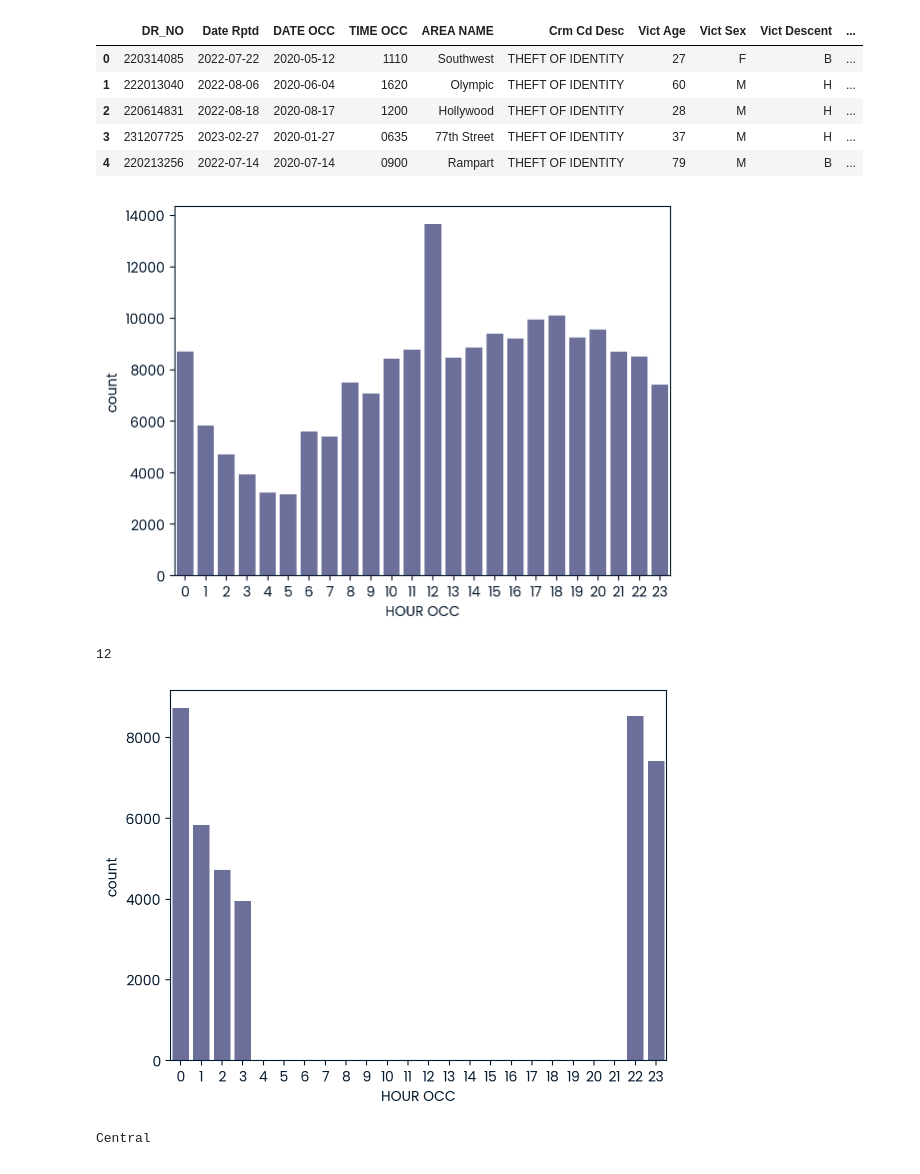
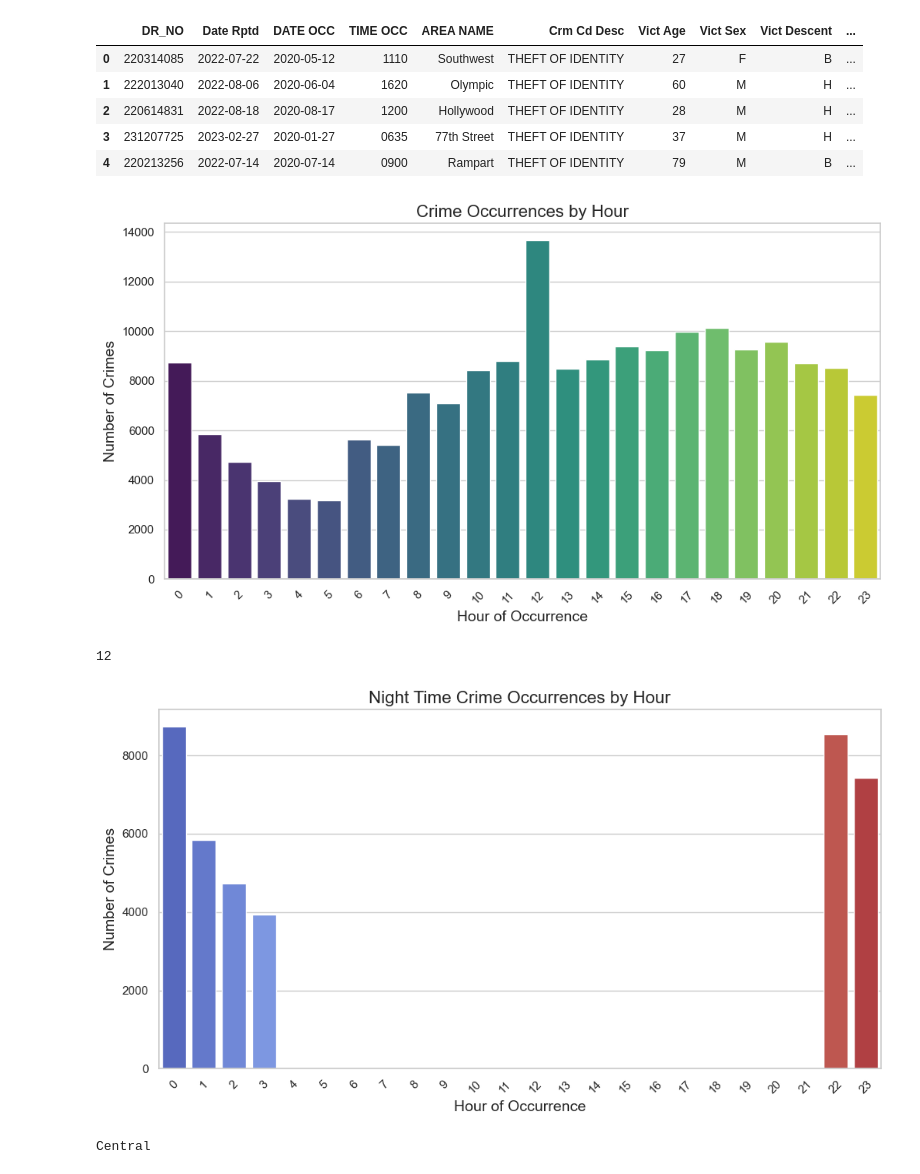
Before and after one commit to AN-Datasurfer/project_LA_crimes, a Jupyter notebook: notebook.ipynb, the cells around one changed output. Cells and saved outputs as stored; diff of their text form; code cells hidden in the pictures.

Commit message:
data(visualization): enhancing charts for better data clarity and representation.

```diff
--- a/notebook.ipynb
+++ b/notebook.ipynb
@@ -48,32 +48,51 @@ crimes.head()
 # %%
 # Start coding here
 # Use as many cells as you need
 crimes['HOUR OCC'] = crimes["TIME OCC"].str[:2]
 crimes['HOUR OCC'] = crimes['HOUR OCC'].astype(int)
 crimes['HOUR OCC'].value_counts()
 
 # Create an ordered list of hours
 hours_order = list(range(24))
 
+# Set the style
+sns.set(style="whitegrid")
+
 # Plot the countplot with ordered x-axis
-sns.countplot(data=crimes, x='HOUR OCC', order=hours_order)
+plt.figure(figsize=(12, 6))
+ax = sns.countplot(data=crimes, x='HOUR OCC', order=hours_order, palette="viridis")
+ax.set_title('Crime Occurrences by Hour', fontsize=16)
+ax.set_xlabel('Hour of Occurrence', fontsize=14)
+ax.set_ylabel('Number of Crimes', fontsize=14)
+plt.xticks(rotation=45)
 plt.show()
 
 peak_crime_hour = crimes['HOUR OCC'].value_counts().idxmax()
 print(peak_crime_hour)
 # %% [output]
-[figure, old version]
+[figure, new version]
 12
 # %%
 # Create a night time subset
 night = [22, 23, 24, 0, 1, 2, 3]
 night_crime_subset = crimes[crimes['HOUR OCC'].isin(night)]
-sns.countplot(data=night_crime_subset, x='HOUR OCC', order=hours_order)
+
+# Set the style
+sns.set(style="whitegrid")
+
+# Plot the countplot with ordered x-axis
+plt.figure(figsize=(12, 6))
+ax = sns.countplot(data=night_crime_subset, x='HOUR OCC', order=hours_order, palette="coolwarm")
+ax.set_title('Night Time Crime Occurrences by Hour', fontsize=16)
+ax.set_xlabel('Hour of Occurrence', fontsize=14)
+ax.set_ylabel('Number of Crimes', fontsize=14)
+plt.xticks(rotation=45)
 plt.show()
+
 peak_night_crime_location = night_crime_subset.groupby("AREA NAME").size().idxmax()
 print(peak_night_crime_location)
 # %% [output]
-[figure, old version]
+[figure, new version]
 Central
 # %%
 age_bins = [0, 17, 25, 34, 44, 54, 64, np.inf]  # Upper limits are inclusive
```
Also changed, not shown: parts of 1 cell of this notebook.
